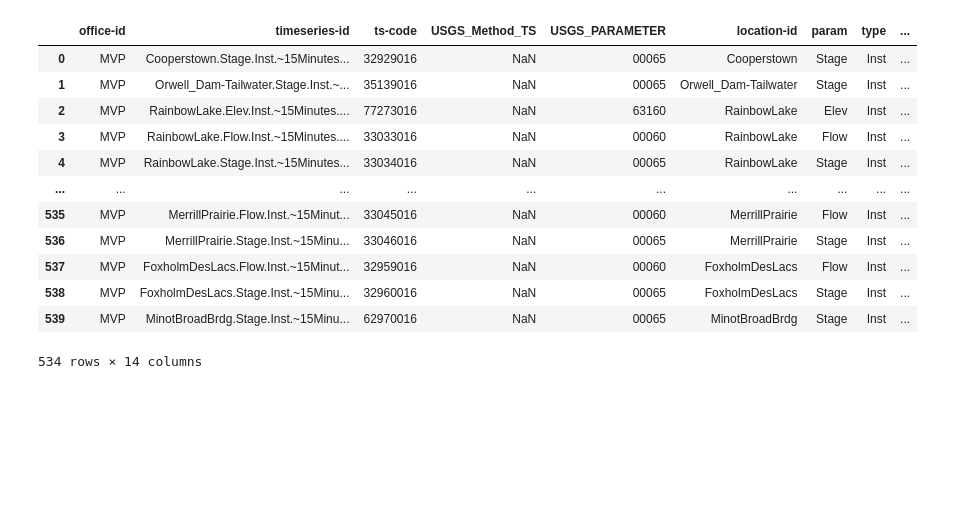
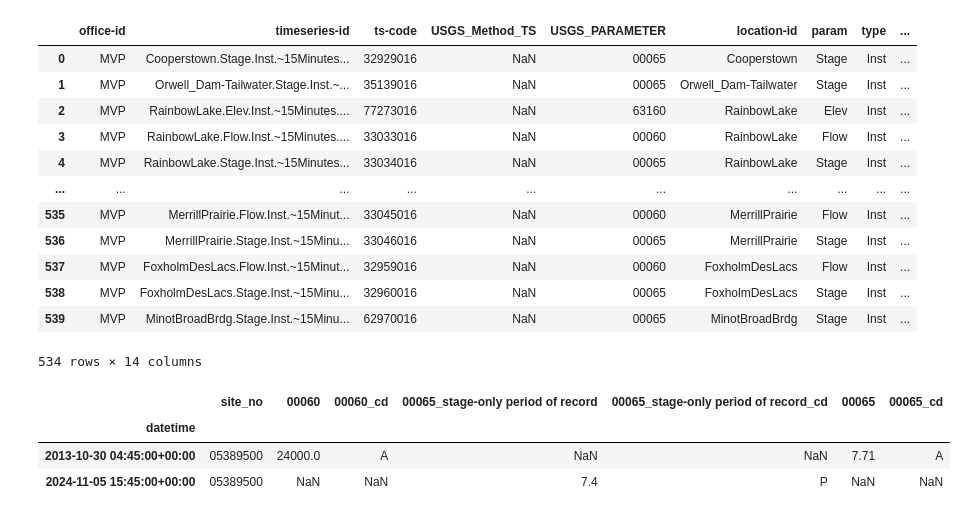
Before and after one commit to HydrologicEngineeringCenter/CWMS-data-acquisition-python, a Jupyter notebook: src/getUSGS/getUSGS_CDA.ipynb, the cells around one changed output. Drawn from its saved outputs; the diff is of its cells as text; code cells hidden in the pictures; blank space fills up the shorter version.

```diff
--- a/src/getUSGS/getUSGS_CDA.ipynb
+++ b/src/getUSGS/getUSGS_CDA.ipynb
@@ -323,0 +324,9 @@ for index, row in USGS_ts.iterrows():
+# %%
+temp, meta = nwis.get_iv(sites='05389500')
+# %%
+temp
+# %% [output]
+|  | site_no | 00060 | 00060_cd | 00065_stage-only period of record | 00065_stage-only period of record_cd | 00065 | 00065_cd |
+| datetime |  |  |  |  |  |  |  |
+| 2013-10-30 04:45:00+00:00 | 05389500 | 24000.0 | A | NaN | NaN | 7.71 | A |
+| 2024-11-05 15:45:00+00:00 | 05389500 | NaN | NaN | 7.4 | P | NaN | NaN |
```
Also changed, not shown: parts of 9 cells of this notebook, 2 other files.
